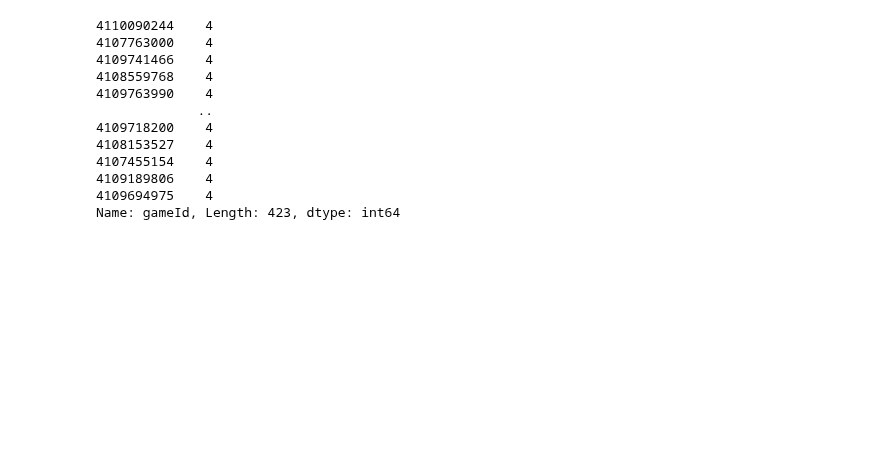
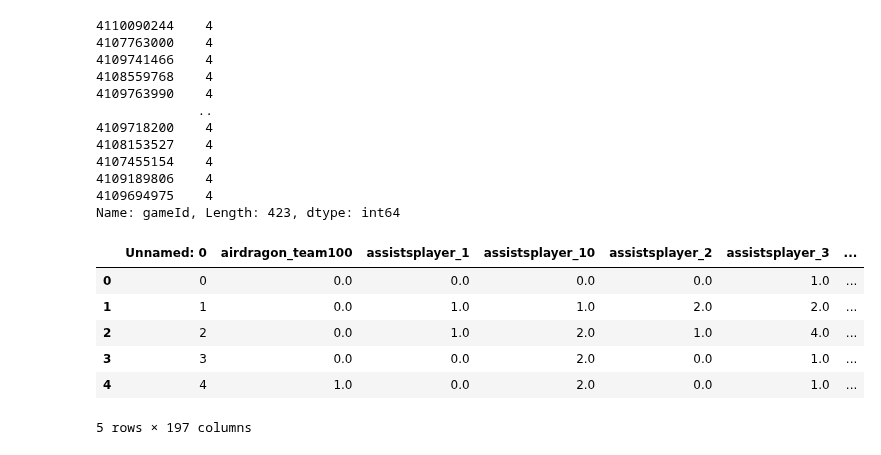
Before and after one commit to codeup-germain/Esports-Analysis, a Jupyter notebook: bryant/scratch_exploration.ipynb, the cells around one changed output. Cells and saved outputs as stored; diff of their text form; code cells hidden in the pictures; blank space fills up the shorter version.

```diff
--- a/bryant/scratch_exploration.ipynb
+++ b/bryant/scratch_exploration.ipynb
@@ -170,3 +170,15 @@ time_df.gameId.value_counts()
 4109189806    4
 4109694975    4
 Name: gameId, Length: 423, dtype: int64
+# %%
+df = pd.read_csv('final_10.csv')
+# %%
+df.head()
+# %% [output]
+|  | Unnamed: 0 | airdragon_team100 | assistsplayer_1 | assistsplayer_10 | assistsplayer_2 | assistsplayer_3 | ... |
+| 0 | 0 | 0.0 | 0.0 | 0.0 | 0.0 | 1.0 | ... |
+| 1 | 1 | 0.0 | 1.0 | 1.0 | 2.0 | 2.0 | ... |
+| 2 | 2 | 0.0 | 1.0 | 2.0 | 1.0 | 4.0 | ... |
+| 3 | 3 | 0.0 | 0.0 | 2.0 | 0.0 | 1.0 | ... |
+| 4 | 4 | 1.0 | 0.0 | 2.0 | 0.0 | 1.0 | ... |
+5 rows × 197 columns
```
Also changed, not shown: parts of 6 cells of this notebook, 4 other files.
